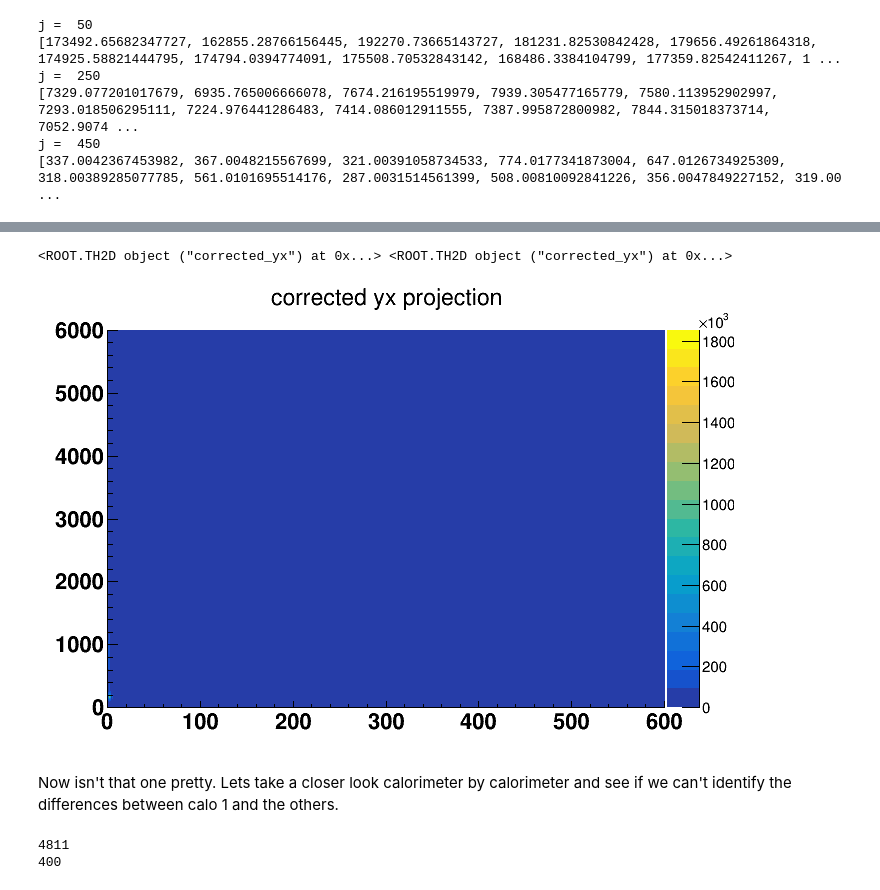
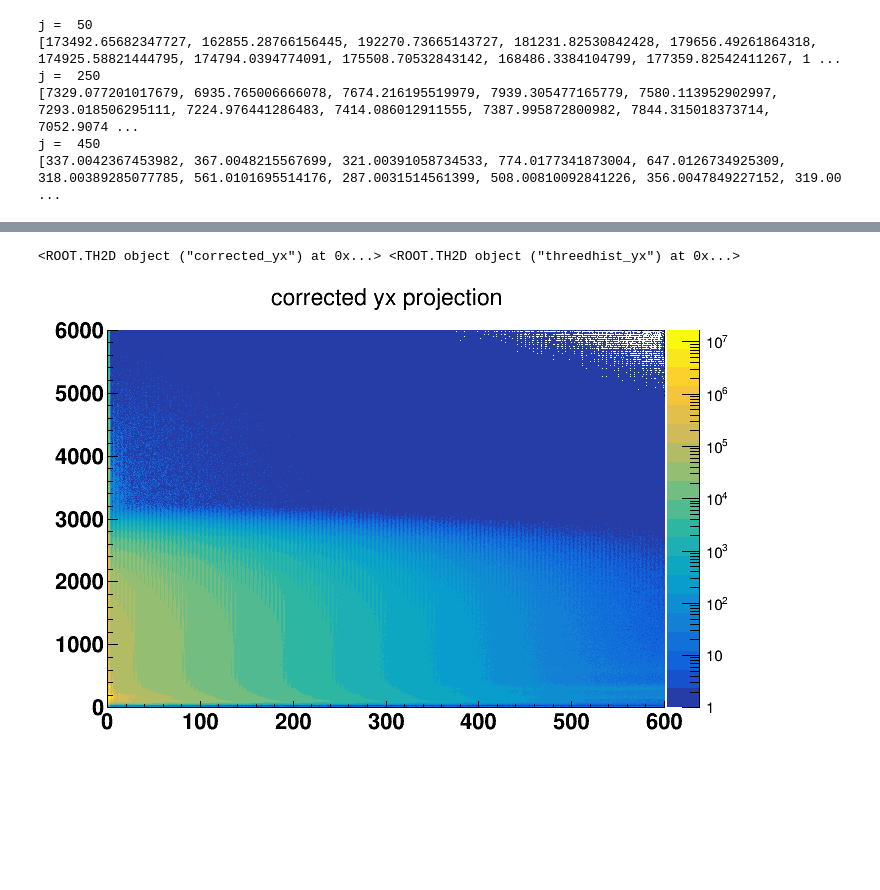
Before and after one commit to jlabounty/g-2, a Jupyter notebook: calorimeter/EnergyDistVsCalorimeter.ipynb, the cells around one changed output, grey strips where cells are left out. Saved outputs shown, nothing was run; the diff lists cells and outputs as text; code cells hidden in the pictures; blank space fills up the shorter version.

Commit message:
Adds code to look into the Calo 2 mystery

```diff
--- a/calorimeter/EnergyDistVsCalorimeter.ipynb
+++ b/calorimeter/EnergyDistVsCalorimeter.ipynb
@@ -208,7 +210,9 @@ We can also look at the 2D histogram of the energy spectrum vs. time. Lets first
 # %%
-threedhist = f.corrected.Clone()
+threedhist = f.corrected.Clone("threedhist")
 c = r.TCanvas()
-threedhist.GetZaxis().SetRange(2,2)
+calonum = 4
+threedhist.GetZaxis().SetRange(calonum,calonum)
+threedhist.SetTitle("Range restricted (Calorimeter "+str(calonum)+" only)")
 threedhist.Draw()
 c.Draw()
 c2 = r.TCanvas()
@@ -239,22 +257,14 @@ c3.Draw()
 # %%
 c4 = r.TCanvas()
 ding = energytimehistFULL.Clone()
 dong = energytimehist.Clone()
 ding.Draw("goff")
 dong.Draw("goff")
 print(ding,dong)
-ding.Add(dong,r.Double(1)) #change to -1 whenever the stupid error above is taken care of
+ding.Add(dong,r.Double(-1)) #change to -1 whenever the stupid error above is taken care of
 ding.Draw("COLZ")
-#c4.SetLogz()
+c4.SetLogz()
 c4.Draw()
 # %% [output]
-<ROOT.TH2D object ("corrected_yx") at 0x...> <ROOT.TH2D object ("corrected_yx") at 0x...>
+<ROOT.TH2D object ("corrected_yx") at 0x...> <ROOT.TH2D object ("threedhist_yx") at 0x...>
-[figure, old version]
+[figure, new version]
-# %% [markdown]
-Now isn't that one pretty. Lets take a closer look calorimeter by calorimeter and see if we can't identify the differences between calo 1 and the others.
-# %%
-print(energytimehist.GetNbinsX())
-print(energytimehist.GetNbinsY())
-# %% [output]
-4811
-400
```
Also changed, not shown: parts of 11 cells of this notebook, 2 other files.
